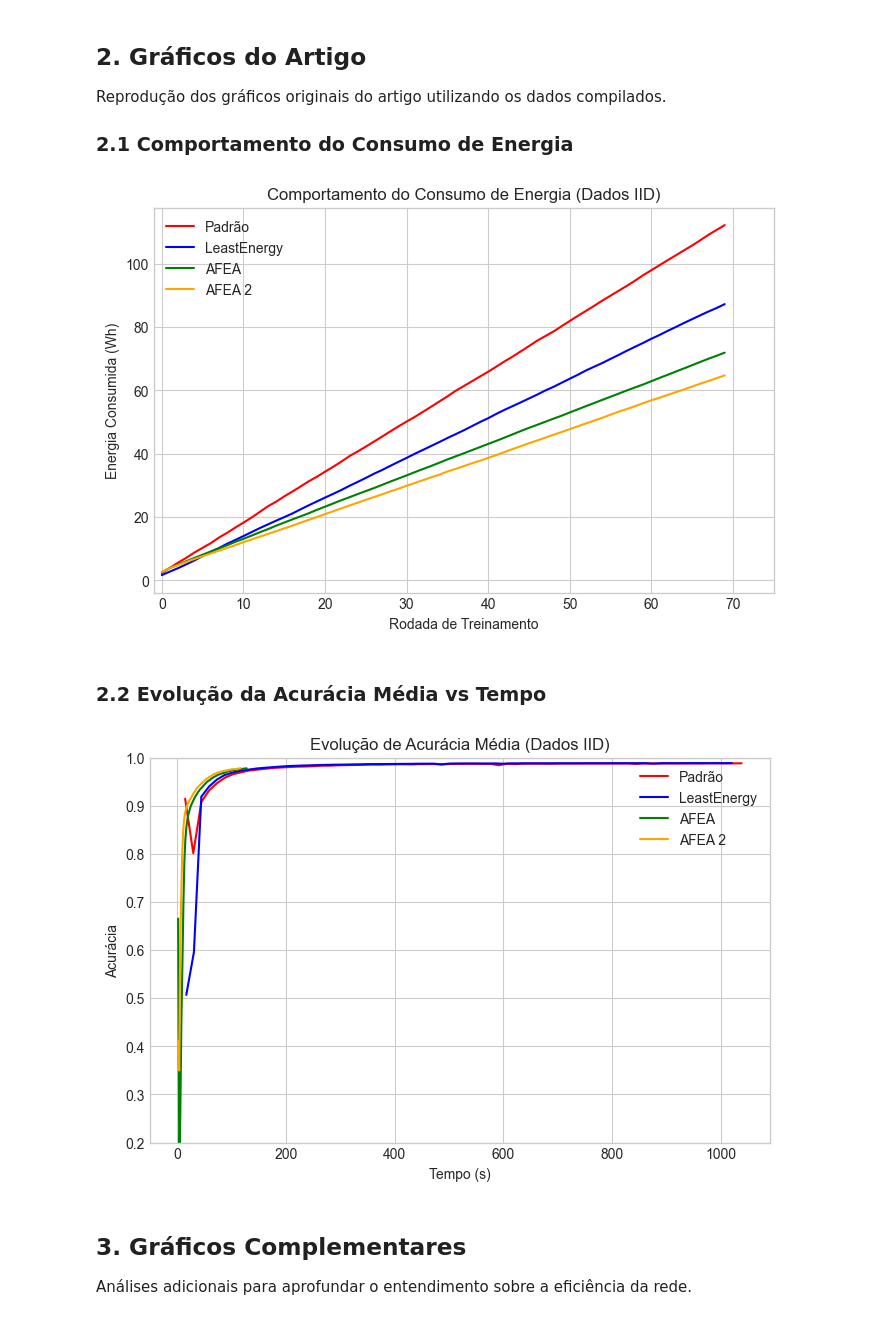
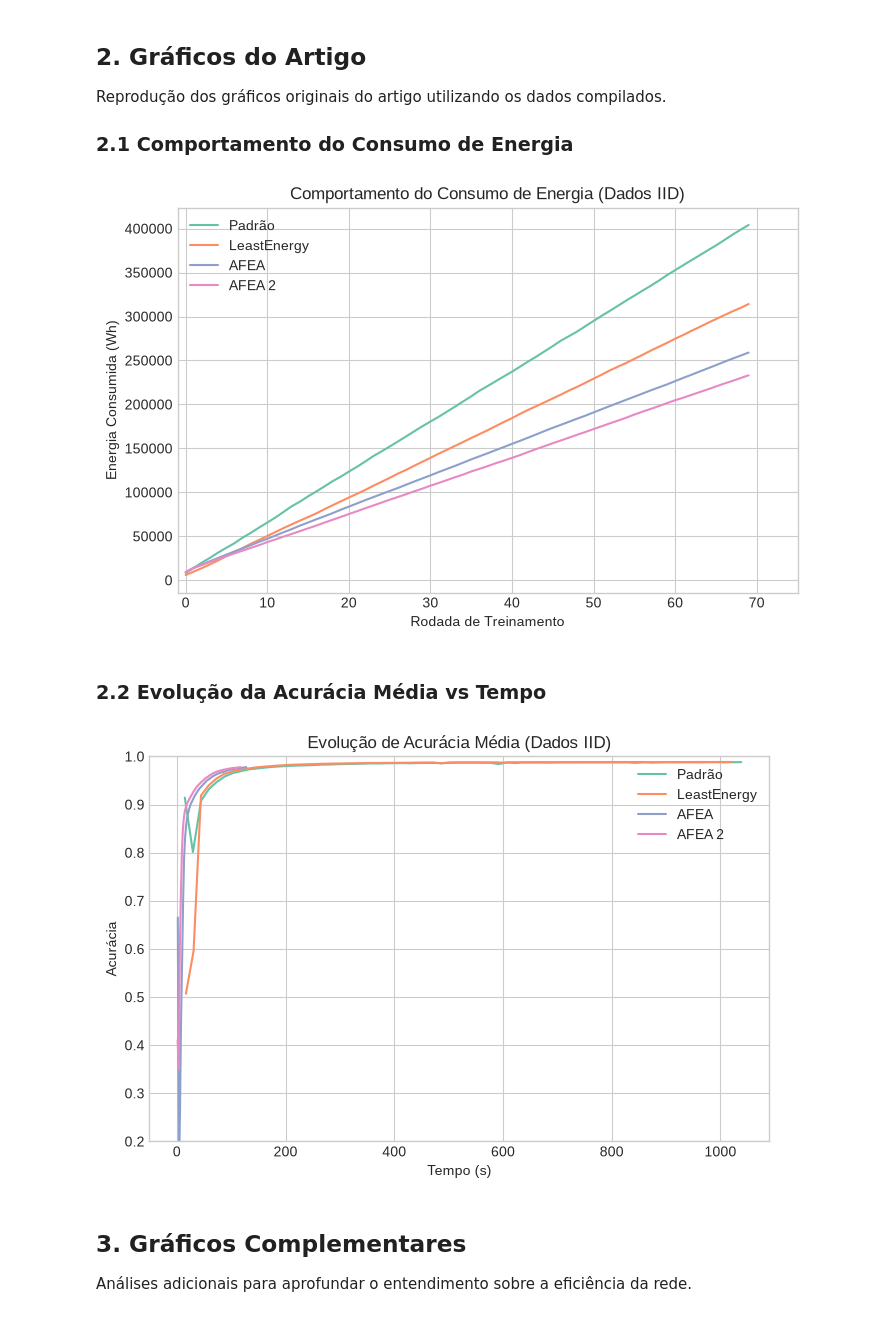
Before and after one commit to niloMarchiori/dissertacao_code, a Jupyter notebook: Analise/Analise_iid.ipynb, the cells around one changed output. Drawn from its saved outputs; the diff is of its cells as text; code cells hidden in the pictures.

```diff
--- a/Analise/Analise_iid.ipynb
+++ b/Analise/Analise_iid.ipynb
@@ -59,7 +59,7 @@ Calculando Energia Total (Wh) e Tempo Acumulado (s).
 def extract_metrics(df):
     # Energia total: soma das colunas 'consumption_staX' convertendo Joules para Wh
     consumption_cols = [c for c in df.columns if c.startswith('consumption_sta')]
-    energy_total_wh = df[consumption_cols].sum(axis=1) / 3600.0
+    energy_total_wh = df[consumption_cols].sum(axis=1)
 
     # Tempo por rodada: tempo máximo gasto entre as estações ativas naquela rodada
     time_cols = [c for c in df.columns if c.startswith('training_time_sta')]
@@ -81,28 +81,28 @@ Reprodução dos gráficos originais do artigo utilizando os dados compilados.
 ### 2.1 Comportamento do Consumo de Energia
 # %%
 plt.figure(figsize=(8, 5))
-plt.plot(energy_padrao.index, energy_padrao.values, label='Padrão', color='red')
-plt.plot(energy_least.index, energy_least.values, label='LeastEnergy', color='blue')
-plt.plot(energy_afea.index, energy_afea.values, label='AFEA', color='green')
-plt.plot(energy_afea_2.index, energy_afea_2.values, label='AFEA 2', color='orange')
+plt.plot(energy_padrao.index, energy_padrao.values, label='Padrão', color='#66c2a5')
+plt.plot(energy_least.index, energy_least.values, label='LeastEnergy', color='#fc8d62')
+plt.plot(energy_afea.index, energy_afea.values, label='AFEA', color='#8da0cb')
+plt.plot(energy_afea_2.index, energy_afea_2.values, label='AFEA 2', color='#e78ac3')
 plt.xlabel('Rodada de Treinamento')
 plt.ylabel('Energia Consumida (Wh)')
 plt.title('Comportamento do Consumo de Energia (Dados IID)')
 plt.xlim(-1, 75)
 plt.legend()
 plt.grid(True)
 plt.savefig('figuras/iid_consumo_rodada.eps', format='eps', bbox_inches='tight')
 plt.show()
 # %% [output]
-[figure, old version]
+[figure, new version]
 # %% [markdown]
 ### 2.2 Evolução da Acurácia Média vs Tempo
 # %%
 plt.figure(figsize=(8, 5))
-plt.plot(time_padrao.values, acc_padrao.values, label='Padrão', color='red')
-plt.plot(time_least.values, acc_least.values, label='LeastEnergy', color='blue')
-plt.plot(time_afea.values, acc_afea.values, label='AFEA', color='green')
-plt.plot(time_afea_2.values, acc_afea_2.values, label='AFEA 2', color='orange')
+plt.plot(time_padrao.values, acc_padrao.values, label='Padrão', color='#66c2a5')
+plt.plot(time_least.values, acc_least.values, label='LeastEnergy', color='#fc8d62')
+plt.plot(time_afea.values, acc_afea.values, label='AFEA', color='#8da0cb')
+plt.plot(time_afea_2.values, acc_afea_2.values, label='AFEA 2', color='#e78ac3')
 plt.xlabel('Tempo (s)')
 plt.ylabel('Acurácia')
 plt.title('Evolução de Acurácia Média (Dados IID)')
@@ -112,7 +112,7 @@ plt.grid(True)
 plt.savefig('figuras/iid_acc_tempo.eps', format='eps', bbox_inches='tight')
 plt.show()
 # %% [output]
-[figure, old version]
+[figure, new version]
 # %% [markdown]
 ## 3. Gráficos Complementares
 Análises adicionais para aprofundar o entendimento sobre a eficiência da rede.
```
Also changed, not shown: parts of 5 cells of this notebook, 18 other files.
